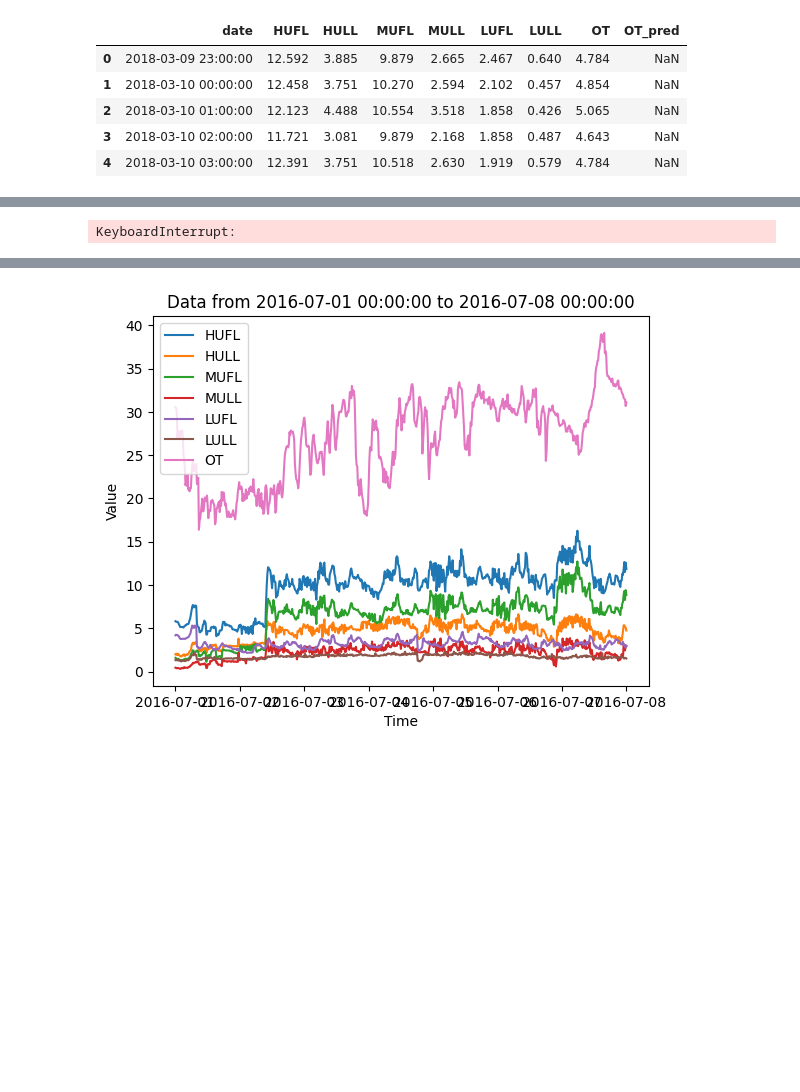
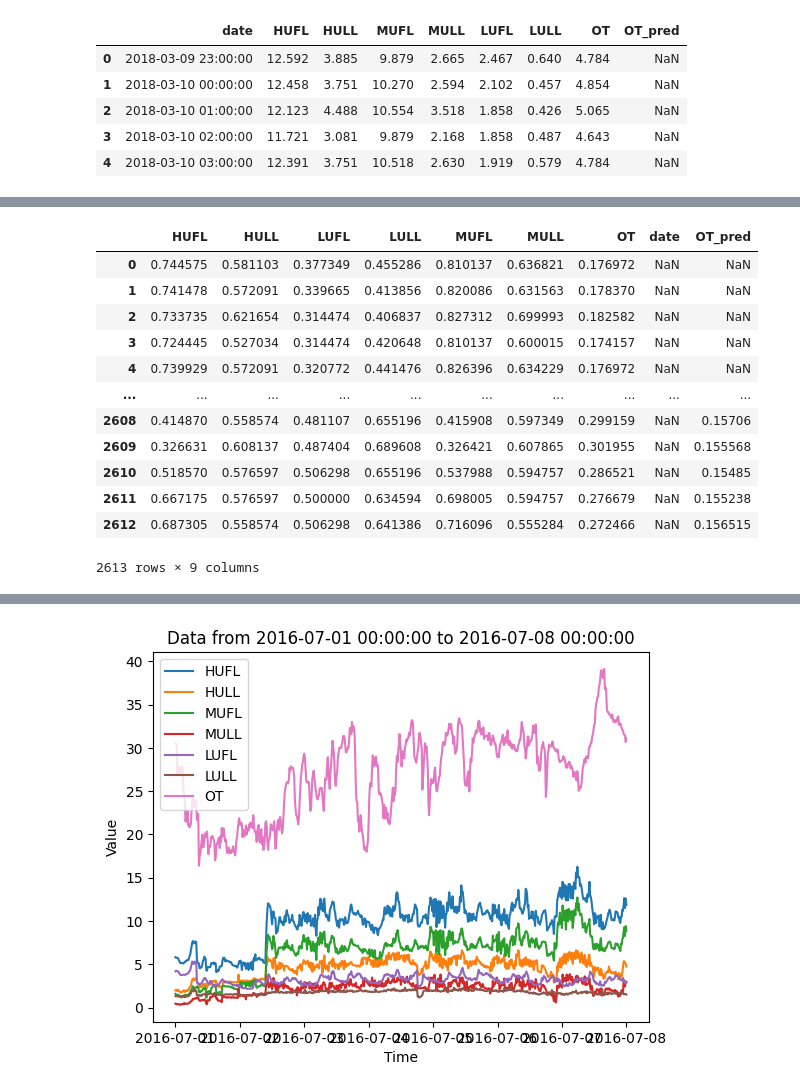
Before and after one commit to ginofft/TimeSeriesAnalysis, a Jupyter notebook: playground.ipynb, the cells around one changed output, grey strips where cells are left out. Saved outputs shown, nothing was run; the diff lists cells and outputs as text; code cells hidden in the pictures; blank space fills up the shorter version.

```diff
--- a/playground.ipynb
+++ b/playground.ipynb
@@ -37,13 +31,15 @@ train_mins = train_df[timeseries_field].min()
 # %%
+import torch
+from torch.utils.data import DataLoader
+import pandas as pd
+from src.utils import load_checkpoint
+from src.scaler import Scaler
 from src.dataset import TimeSeriesDataset
 from src.forecast_models import LSTMForecaster
-from src.train import train, inference
-import pandas as pd
-from torch.utils.data import DataLoader
-import torch
 
 input_field = ['HUFL', 'HULL', 'MUFL', 'MULL', 'LUFL', 'LULL']
 output_field = ['OT']
+timeseries_field = input_field + output_field
 datasetPath = 'data/ETTh1'
 
 if torch.cuda.is_available():
@@ -54,28 +50,17 @@ else:
 train_df = pd.read_csv(f'{datasetPath}/train.csv')
 test_df = pd.read_csv(f'{datasetPath}/test.csv')
 val_df = pd.read_csv(f'{datasetPath}/val.csv')
+scaler = Scaler(train_df[timeseries_field], 'minmax')
 
-train_dataset = TimeSeriesDataset(train_df, input_field, output_field, seq_len=64)
-val_dataset = TimeSeriesDataset(val_df, input_field, output_field, seq_len=64)
-test_dataset = TimeSeriesDataset(test_df, input_field, output_field, seq_len=64)
+train_dataset = TimeSeriesDataset(train_df, input_field, output_field, seq_len=64, scaler=scaler)
+val_dataset = TimeSeriesDataset(val_df, input_field, output_field, seq_len=64, scaler=scaler)
+test_dataset = TimeSeriesDataset(test_df, input_field, output_field, seq_len=64, scaler=scaler)
 
 model = LSTMForecaster(len(input_field), 64, 2, len(output_field), dropout=0.2)
-
-optimizer =  torch.optim.AdamW(model.parameters(), lr=1e-4)
+model.to(device)
 criterion = torch.nn.MSELoss()
 
-startEpoch = 0
-nEpochs = 100
-batchSize = 1024
+load_checkpoint('out/LSTMForecaster_ETTh1/SeqLen64/best.pth.tar', model)
 
-for epoch in range(startEpoch+1, nEpochs+1):
-            epoch_train_loss = train(train_dataset, model,
-                                    criterion, optimizer,
-                                    device, batchSize, epoch)
-            epoch_val_loss = inference(val_dataset, model,
-                                    criterion, device,
-                                    batchSize)
-
-            print('Epoch {} completed: \nTrain loss: {:.4f} \nValidation loss: {:.4f}'.format(
-                epoch, epoch_train_loss, epoch_val_loss))
+test_dataset.predict(model)
 # %% [output]
@@ -97 +70,13 @@ Validation loss: 14.8683
+|  | HUFL | HULL | LUFL | LULL | MUFL | MULL | OT | date | OT_pred |
+| 0 | 0.744575 | 0.581103 | 0.377349 | 0.455286 | 0.810137 | 0.636821 | 0.176972 | NaN | NaN |
+| 1 | 0.741478 | 0.572091 | 0.339665 | 0.413856 | 0.820086 | 0.631563 | 0.178370 | NaN | NaN |
+| 2 | 0.733735 | 0.621654 | 0.314474 | 0.406837 | 0.827312 | 0.699993 | 0.182582 | NaN | NaN |
+| 3 | 0.724445 | 0.527034 | 0.314474 | 0.420648 | 0.810137 | 0.600015 | 0.174157 | NaN | NaN |
+| 4 | 0.739929 | 0.572091 | 0.320772 | 0.441476 | 0.826396 | 0.634229 | 0.176972 | NaN | NaN |
+| ... | ... | ... | ... | ... | ... | ... | ... | ... | ... |
+| 2608 | 0.414870 | 0.558574 | 0.481107 | 0.655196 | 0.415908 | 0.597349 | 0.299159 | NaN | 0.15706 |
+| 2609 | 0.326631 | 0.608137 | 0.487404 | 0.689608 | 0.326421 | 0.607865 | 0.301955 | NaN | 0.155568 |
+| 2610 | 0.518570 | 0.576597 | 0.506298 | 0.655196 | 0.537988 | 0.594757 | 0.286521 | NaN | 0.15485 |
+| 2611 | 0.667175 | 0.576597 | 0.500000 | 0.634594 | 0.698005 | 0.594757 | 0.276679 | NaN | 0.155238 |
+| 2612 | 0.687305 | 0.558574 | 0.506298 | 0.641386 | 0.716096 | 0.555284 | 0.272466 | NaN | 0.156515 |
-KeyboardInterrupt:
+2613 rows × 9 columns
```
Also changed, not shown: parts of 4 cells of this notebook, 4 other files.
